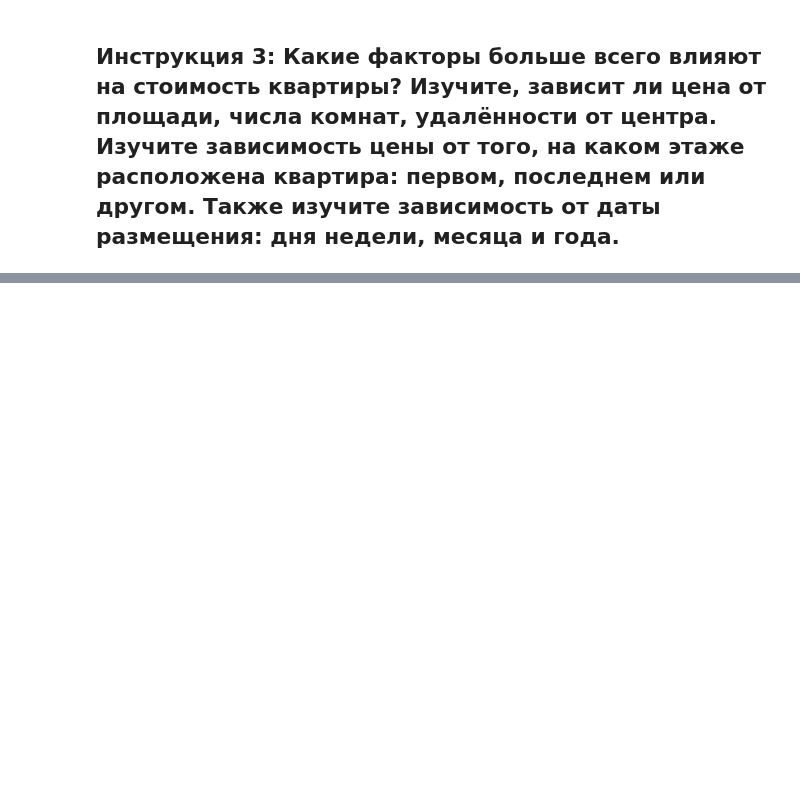
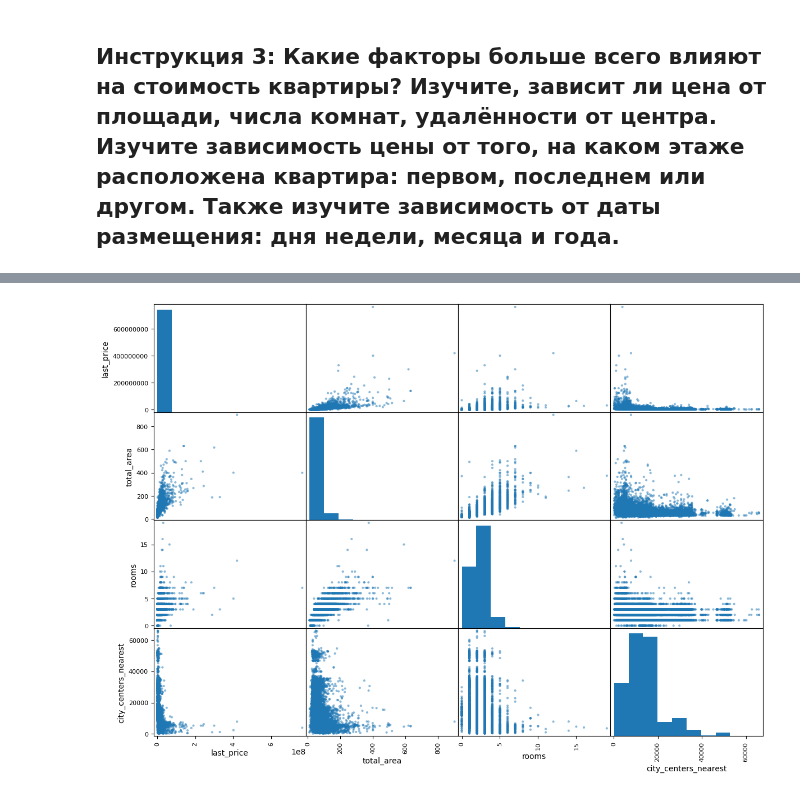
Before and after one commit to Alex-projects-hub/Research_of_advertisements_for_the_sale_of_apartments, a Jupyter notebook: Research_of_advertisements_for_the_sale_of_apartments.ipynb, the cells around one changed output, grey strips where cells are left out. Drawn from its saved outputs; the diff is of its cells as text; code cells hidden in the pictures; blank space fills up the shorter version.

```diff
--- a/Research_of_advertisements_for_the_sale_of_apartments.ipynb
+++ b/Research_of_advertisements_for_the_sale_of_apartments.ipynb
@@ -562,6 +562,10 @@ df.describe()
 | std | 5.68 | 10_896_546.84 | 35.66 | NaN | 1.08 | 0.20 | 6.59 | ... |
 # %% [markdown]
 # Исследовательский анализ данных (EDA).
+# %%
+df = pd.read_csv("datasets/clean_real_estate_data.csv")
+# %%
+df["first_day_exposition"] = pd.to_datetime(df["first_day_exposition"], format="%Y-%m-%d")
 # %% [markdown]
 ## Инструкция 1: Изучим следующие параметры: площадь, цена, число комнат, высота потолков.
 # %% [markdown]
@@ -717,0 +727,2 @@ Name: days_exposition, dtype: float64
+# %%
+df_1 = df[["last_price", "total_area", "rooms", "city_centers_nearest"]]
@@ -717,0 +737,4 @@ Name: days_exposition, dtype: float64
+# %%
+pd.plotting.scatter_matrix(df_1, figsize=(14, 10));
+# %% [output]
+[figure, added]
```
Also changed, not shown: parts of 3 cells of this notebook, 1 other file.
